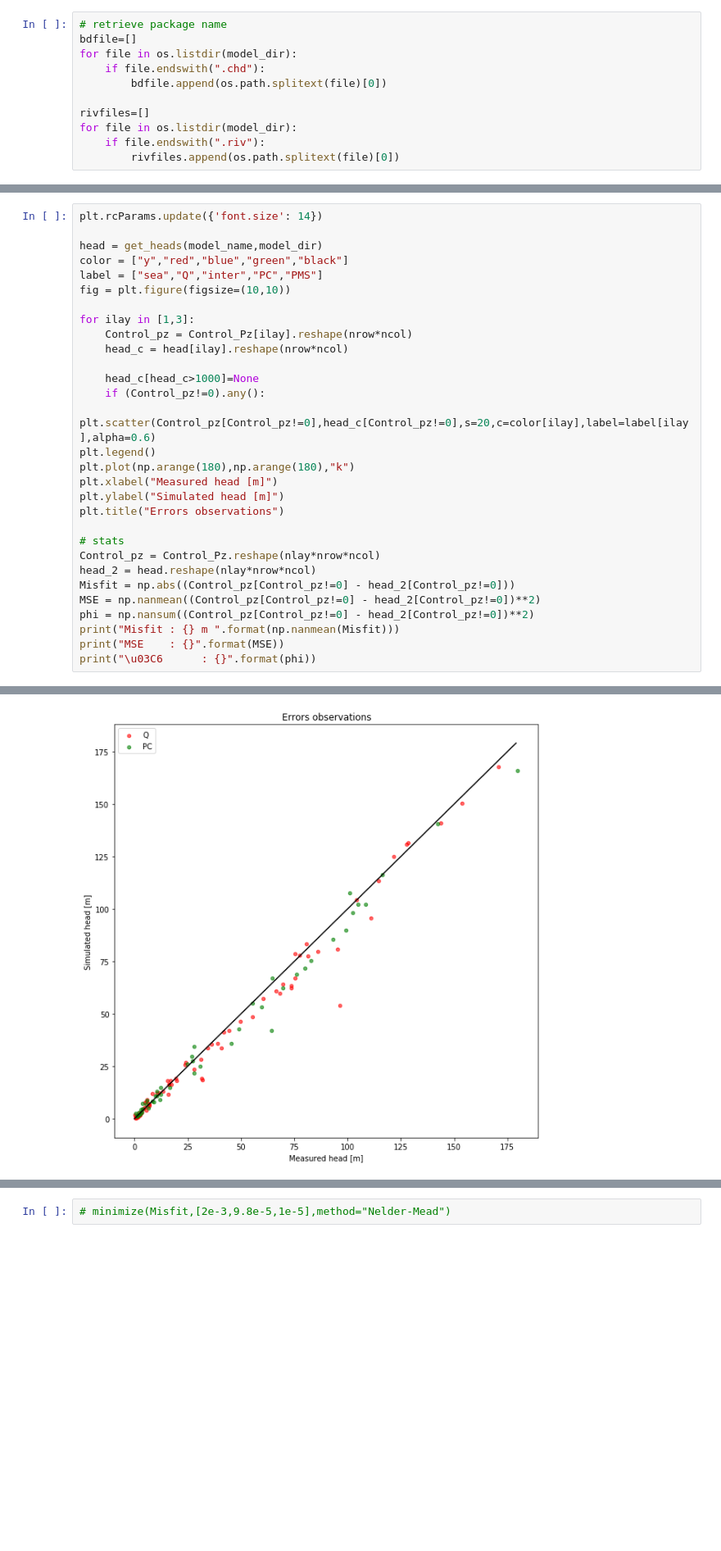
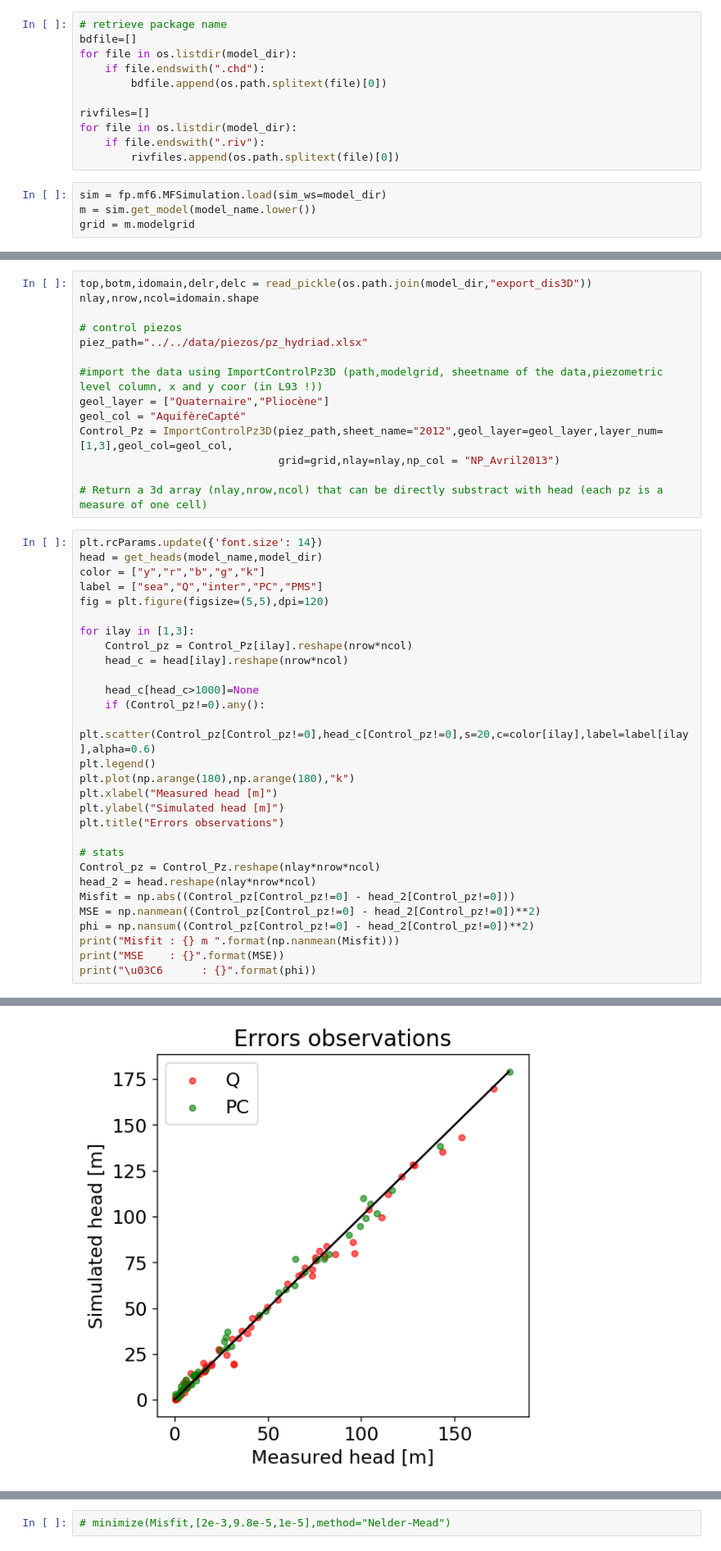
Before and after one commit to LudovicSchorpp/TM_Ludovic_Schorpp, a Jupyter notebook: codes_flopy/pred_clim/I3D_2700/I3D_2700.ipynb, the cells around one changed output, grey strips where cells are left out. Shown at 82% size. Cells and saved outputs as stored; diff of their text form; blank space fills up the shorter version.

```diff
--- a/codes_flopy/pred_clim/I3D_2700/I3D_2700.ipynb
+++ b/codes_flopy/pred_clim/I3D_2700/I3D_2700.ipynb
@@ -382,3 +374,7 @@ rivfiles=[]
 for file in os.listdir(model_dir):
     if file.endswith(".riv"):
         rivfiles.append(os.path.splitext(file)[0])
+# %%
+sim = fp.mf6.MFSimulation.load(sim_ws=model_dir)
+m = sim.get_model(model_name.lower())
+grid = m.modelgrid
@@ -548,10 +561,23 @@ ax.text(3.7,1.35,"TOTAL OUT: {} m$^3$/s".format(np.round(Budget.sum()["OUT"],dec
+# %%
+top,botm,idomain,delr,delc = read_pickle(os.path.join(model_dir,"export_dis3D"))
+nlay,nrow,ncol=idomain.shape
+
+# control piezos
+piez_path="../../data/piezos/pz_hydriad.xlsx"
+
+#import the data using ImportControlPz3D (path,modelgrid, sheetname of the data,piezometric level column, x and y coor (in L93 !))
+geol_layer = ["Quaternaire","Pliocène"]
+geol_col = "AquifèreCapté"
+Control_Pz = ImportControlPz3D(piez_path,sheet_name="2012",geol_layer=geol_layer,layer_num=[1,3],geol_col=geol_col,
+                               grid=grid,nlay=nlay,np_col = "NP_Avril2013")
+
+# Return a 3d array (nlay,nrow,ncol) that can be directly substract with head (each pz is a measure of one cell)
 # %%
 plt.rcParams.update({'font.size': 14})
-
 head = get_heads(model_name,model_dir)
-color = ["y","red","blue","green","black"]
+color = ["y","r","b","g","k"]
 label = ["sea","Q","inter","PC","PMS"]
-fig = plt.figure(figsize=(10,10))
+fig = plt.figure(figsize=(5,5),dpi=120)
 
 for ilay in [1,3]:
     Control_pz = Control_Pz[ilay].reshape(nrow*ncol)
@@ -582,4 +608,4 @@ MSE    : 40.0920798204885
-[figure, old version]
+[figure, new version]
 # %%
 # retrieve heads
 head = get_heads(model_name,model_dir)
```
Also changed, not shown: parts of 26 cells of this notebook, 32 other files.
